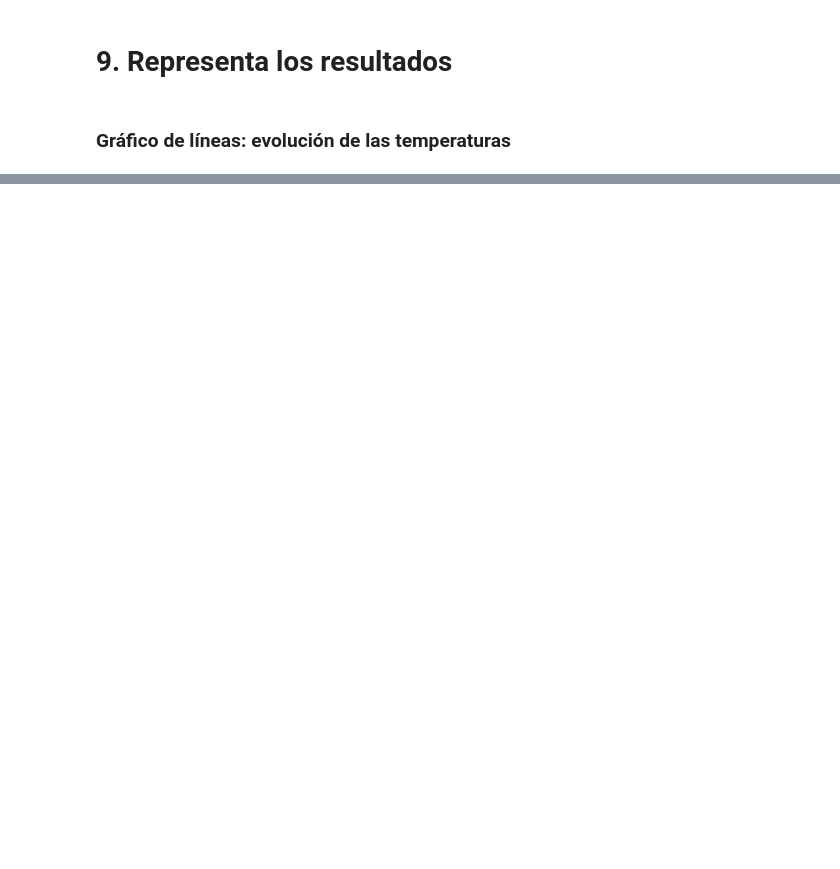
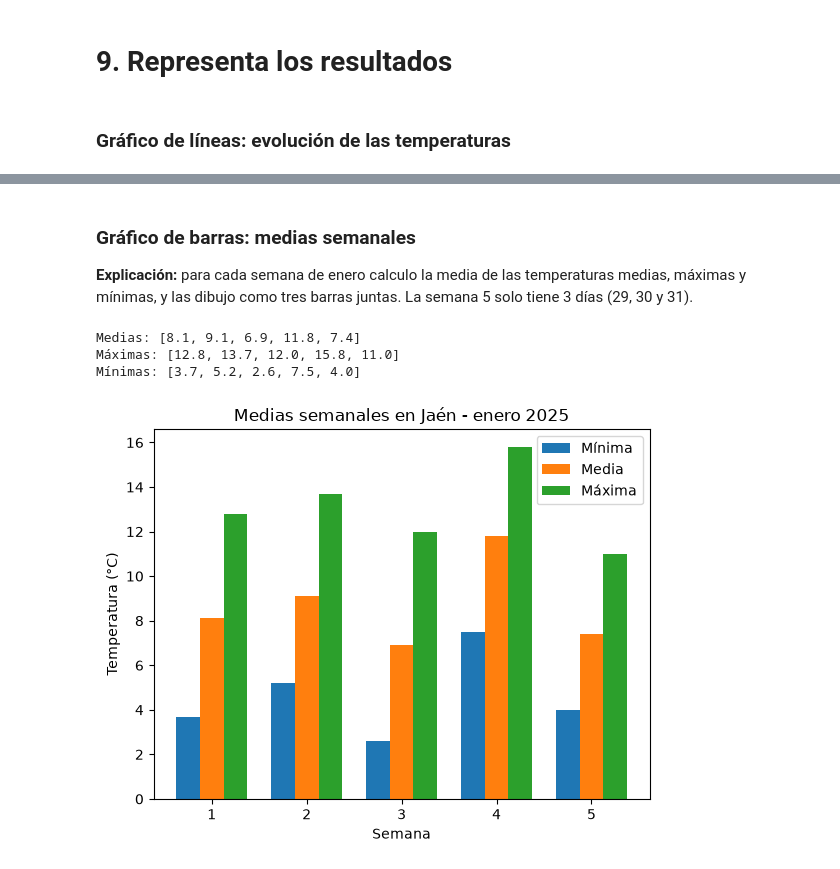
Before and after one commit to Pablocabreraserrano/An-lisis-de-datos, a Jupyter notebook: graficos.ipynb, the cells around one changed output, grey strips where cells are left out. Drawn from its saved outputs; the diff is of its cells as text; code cells hidden in the pictures; blank space fills up the shorter version.

```diff
--- a/graficos.ipynb
+++ b/graficos.ipynb
@@ -43,0 +46,36 @@ plt.show()
+# %% [markdown]
+### Gráfico de barras: medias semanales ###
+**Explicación:** para cada semana de enero calculo la media de las temperaturas medias, máximas y mínimas, y las dibujo como tres barras juntas. La semana 5 solo tiene 3 días (29, 30 y 31).
+# %%
+# Función que divide una lista en trozos de 7 días y devuelve la media de cada trozo
+def medias_semanales(lista):
+    resultado = []
+    for i in range(0, len(lista), 7):
+        semana = lista[i:i+7]
+        resultado.append(round(sum(semana) / len(semana), 1))
+    return resultado
+
+media_sem = medias_semanales(diarios["temperature_2m_mean"])
+max_sem = medias_semanales(diarios["temperature_2m_max"])
+min_sem = medias_semanales(diarios["temperature_2m_min"])
+print("Medias:", media_sem)
+print("Máximas:", max_sem)
+print("Mínimas:", min_sem)
+
+# Cada semana tiene 3 barras: muevo la mínima 0.25 a la izquierda y la máxima 0.25 a la derecha
+semanas = [1, 2, 3, 4, 5]
+plt.bar([s - 0.25 for s in semanas], min_sem, width=0.25, label="Mínima")
+plt.bar(semanas, media_sem, width=0.25, label="Media")
+plt.bar([s + 0.25 for s in semanas], max_sem, width=0.25, label="Máxima")
+plt.title("Medias semanales en Jaén - enero 2025")
+plt.xlabel("Semana")
+plt.ylabel("Temperatura (°C)")
+plt.xticks(semanas)
+plt.legend()
+plt.savefig("barras_semanales.png")
+plt.show()
+# %% [output]
+Medias: [8.1, 9.1, 6.9, 11.8, 7.4]
+Máximas: [12.8, 13.7, 12.0, 15.8, 11.0]
+Mínimas: [3.7, 5.2, 2.6, 7.5, 4.0]
+[figure, added]
```
Also changed, not shown: parts of 8 cells of this notebook, 4 other files.
